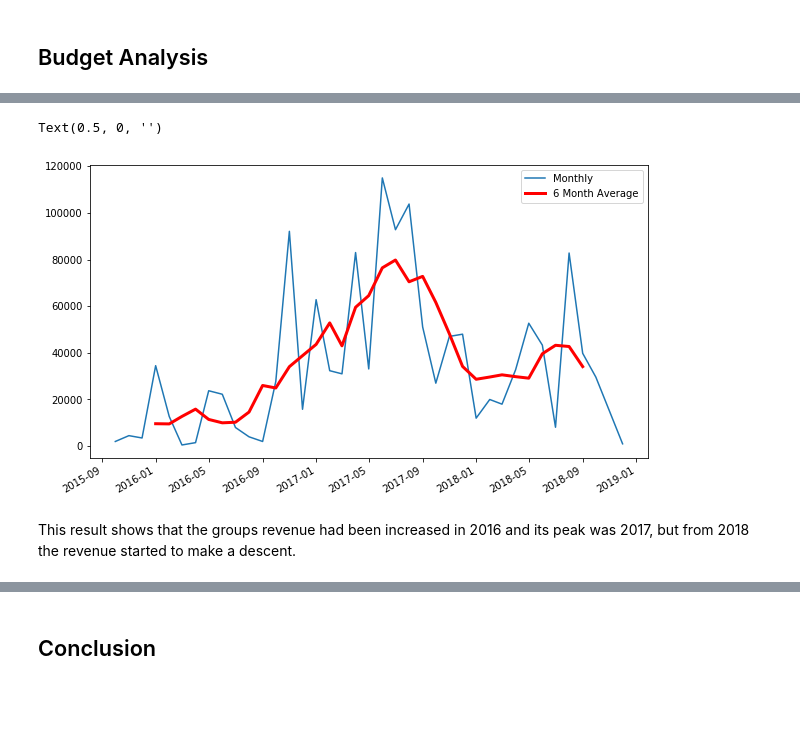
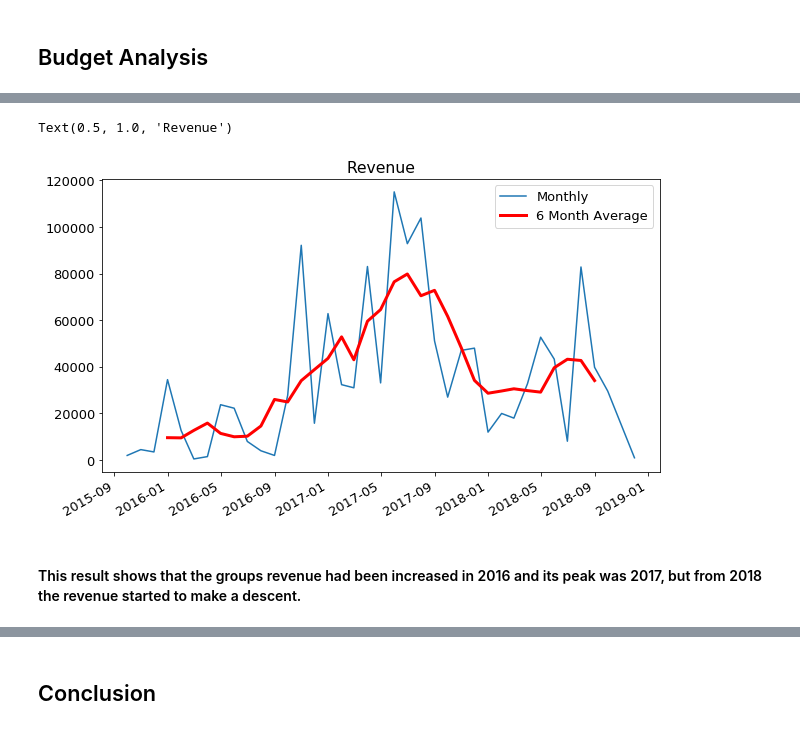
Before and after one commit to Jie-Geng/DataAnalysis, a Jupyter notebook: SSIT-Work-Analysis/anal.ipynb, the cells around one changed output, grey strips where cells are left out. Drawn from its saved outputs; the diff is of its cells as text; code cells hidden in the pictures; blank space fills up the shorter version.

```diff
--- a/SSIT-Work-Analysis/anal.ipynb
+++ b/SSIT-Work-Analysis/anal.ipynb
@@ -79,0 +42,15 @@ memory usage: 12.2+ KB
+# %%
+raw_data['Category'] = (raw_data['Category'].str.lower()
+                        .str.replace('ios/android', 'mobile')
+                        .str.replace('ios', 'mobile')
+                        .str.replace('android', 'mobile')
+                        .str.replace('mobile/backend', 'mobile')
+                        .str.replace('backend for ios app', 'mobile')
+                        .str.replace('backend for mobile app', 'mobile')
+                        .str.replace('wechat', 'mobile')
+                        .str.replace('xamarin', 'web')
+                        .str.replace('webapi', 'web')
+                        .str.replace('windows desktop', 'windows')
+                        .str.replace('windows service', 'windows')
+                       )
+raw_data['Category'].value_counts()
@@ -97,3 +105,0 @@ Name: Category, dtype: int64
-# %%
-raw_data['Category'] = raw_data['Category'].str.lower()
-raw_data['Category'].value_counts()
@@ -114,0 +106,5 @@ raw_data['Category'].value_counts().plot.pie(autopct='%1.0f%%')
+# %%
+mpl.rcParams["font.size"] = 13
+ax = raw_data['Category'].value_counts().plot.pie(figsize=(8, 8), autopct='%1.0f%%', explode=(.02, .02, .05, .1, .2), title='Project Categories')
+plt.ylabel('')
+plt.show()
@@ -226,5 +202,7 @@ array([[<matplotlib.axes._subplots.AxesSubplot object at 0x...>]],
 # %%
 budget['YearMonth'] = budget['Date'].map(lambda dt: dt.replace(day=1))
+budget['Year'] = budget['Date'].map(lambda dt: dt.year)
+budget.head()
 # %% [output]
 A value is trying to be set on a copy of a slice from a DataFrame.
 Try using .loc[row_indexer,col_indexer] = value instead
@@ -234,12 +222,13 @@ See the caveats in the documentation: http://pandas.pydata.org/pandas-docs/stabl
 # %%
 ts = budget.groupby(by='YearMonth').agg({'Budget': 'sum'})
 roll = ts.rolling(6, center=True).mean()
 
 ax = ts.plot(y='Budget', label='Monthly', figsize=(10, 6))
 roll.plot(y='Budget', label='6 Month Average', color='red',linewidth=3.0, ax=ax)
 ax.set_xlabel('')
+ax.set_title('Revenue')
 # %% [output]
-Text(0.5, 0, '')
+Text(0.5, 1.0, 'Revenue')
-[figure, old version]
+[figure, new version]
 # %% [markdown]
-This result shows that the groups revenue had been increased in 2016 and its peak was 2017, but from 2018 the revenue started to make a descent.
+#### This result shows that the groups revenue had been increased in 2016 and its peak was 2017, but from 2018 the revenue started to make a descent.
```
Also changed, not shown: parts of 30 cells of this notebook.
